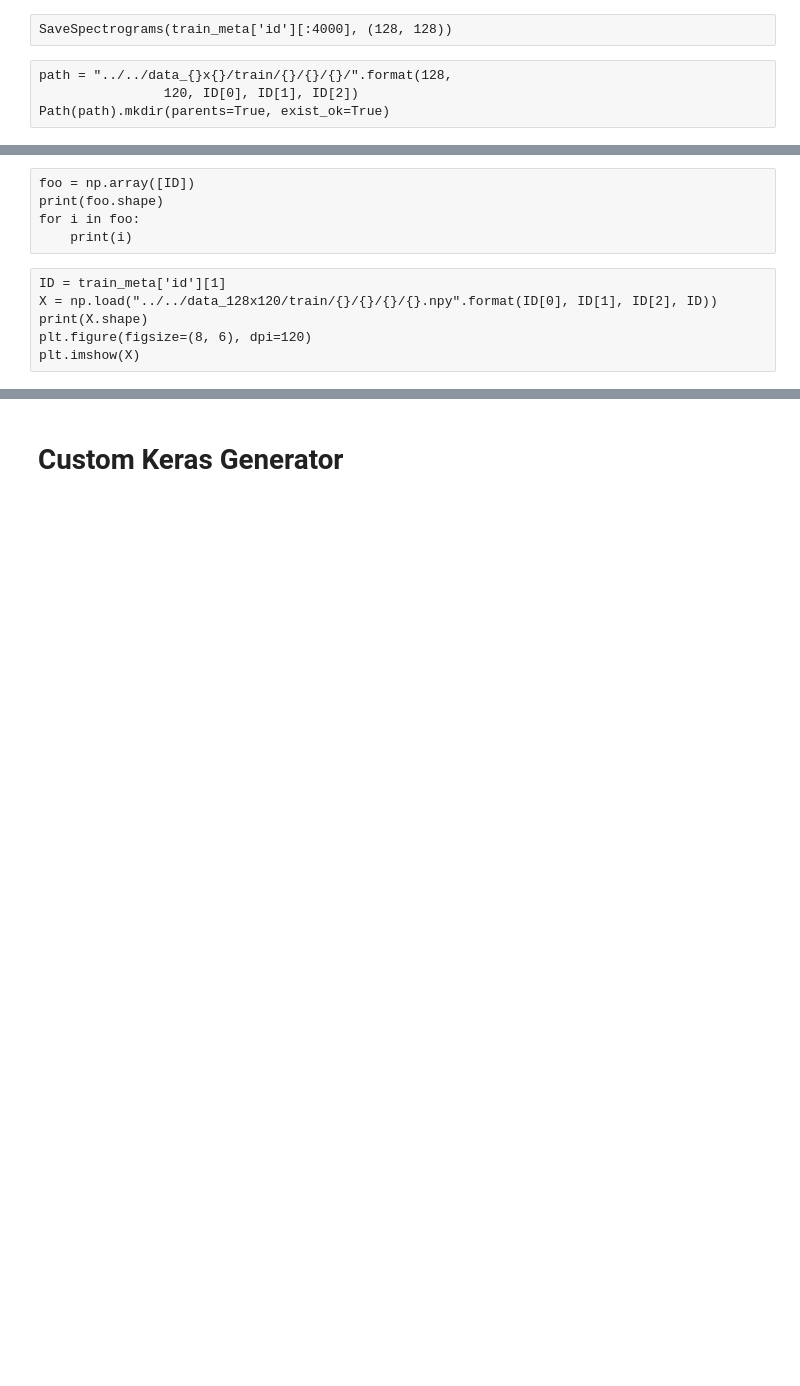
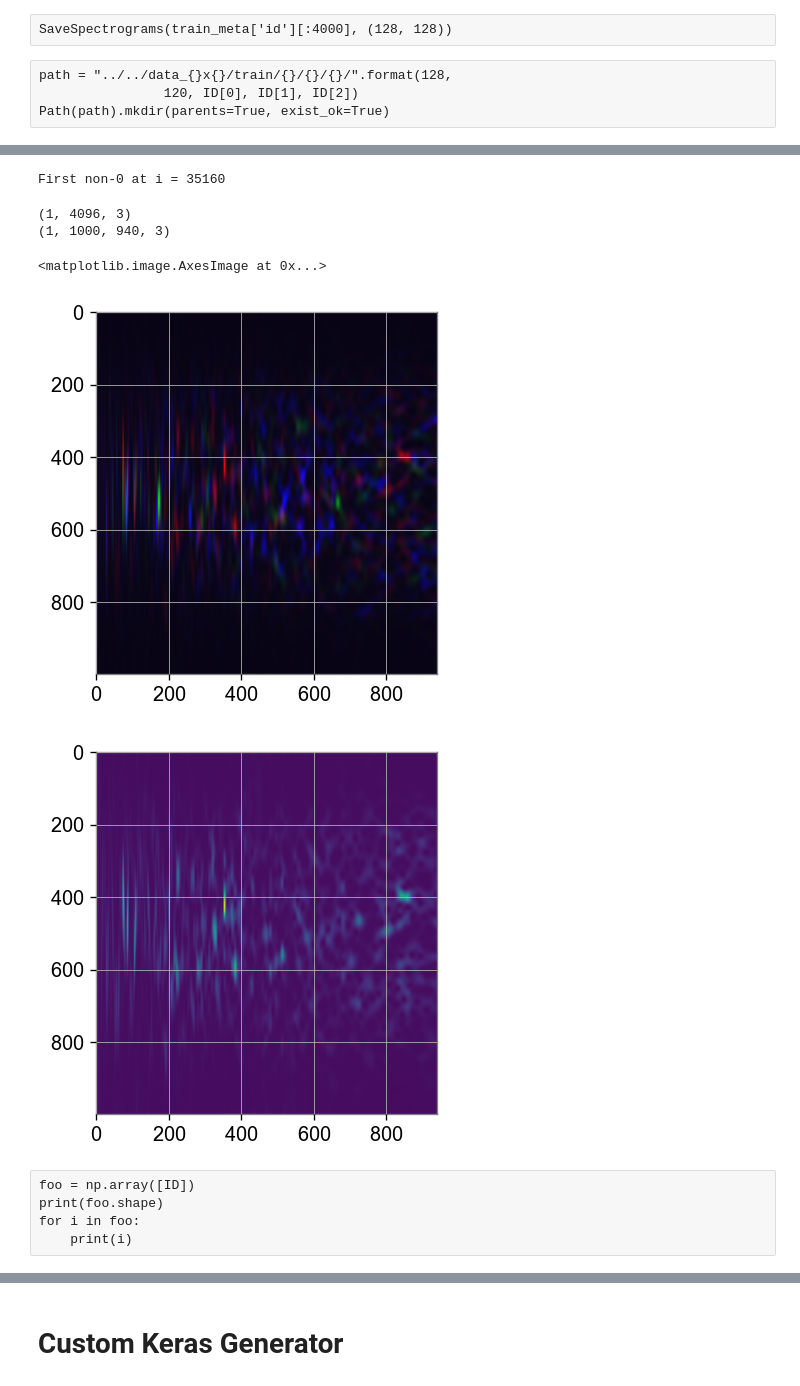
Before and after one commit to TomCasaletto/CMPE257, a Jupyter notebook: anthony/Generator.ipynb, the cells around one changed output, grey strips where cells are left out. Cells and saved outputs as stored; diff of their text form; code cells hidden in the pictures; blank space fills up the shorter version.

```diff
--- a/anthony/Generator.ipynb
+++ b/anthony/Generator.ipynb
@@ -119,11 +121,32 @@ print(X.shape)
+# %%
+for i in range(train_meta.shape[0]):
+    if (train_meta['id'][i][0] != '0'):
+        print(f'First non-0 at i = {i}')
+        break
+# print(train_meta.shape[0])
+# %% [output]
+First non-0 at i = 35160
+# %%
+ID = '00000e74ad'
+X_raw = np.load("../../data/train/{}/{}/{}/{}.npy".format(ID[0], ID[1], ID[2], ID)).T
+X_raw = X_raw[np.newaxis, :, :]
+print(X_raw.shape)
+# X = MakeSpectrograms(X_raw, size=(128, 128), normalize=True)
+X = MakeSpectrograms(X_raw, normalize=True)
+print(X.shape)
+plt.figure(figsize=(6, 4), dpi=120)
+plt.imshow(X[0])
+plt.figure(figsize=(6, 4), dpi=120)
+plt.imshow(X[0, :, :, 0])
+# SaveSpectrograms(None, None)
+# %% [output]
+(1, 4096, 3)
+(1, 1000, 940, 3)
+<matplotlib.image.AxesImage at 0x...>
+[figure, added]
+[figure, added]
 # %% [raw]
 foo = np.array([ID])
 print(foo.shape)
 for i in foo:
     print(i)
-# %% [raw]
-ID = train_meta['id'][1]
-X = np.load("../../data_128x120/train/{}/{}/{}/{}.npy".format(ID[0], ID[1], ID[2], ID))
-print(X.shape)
-plt.figure(figsize=(8, 6), dpi=120)
-plt.imshow(X)
```
Also changed, not shown: parts of 11 cells of this notebook, 2 other files.
